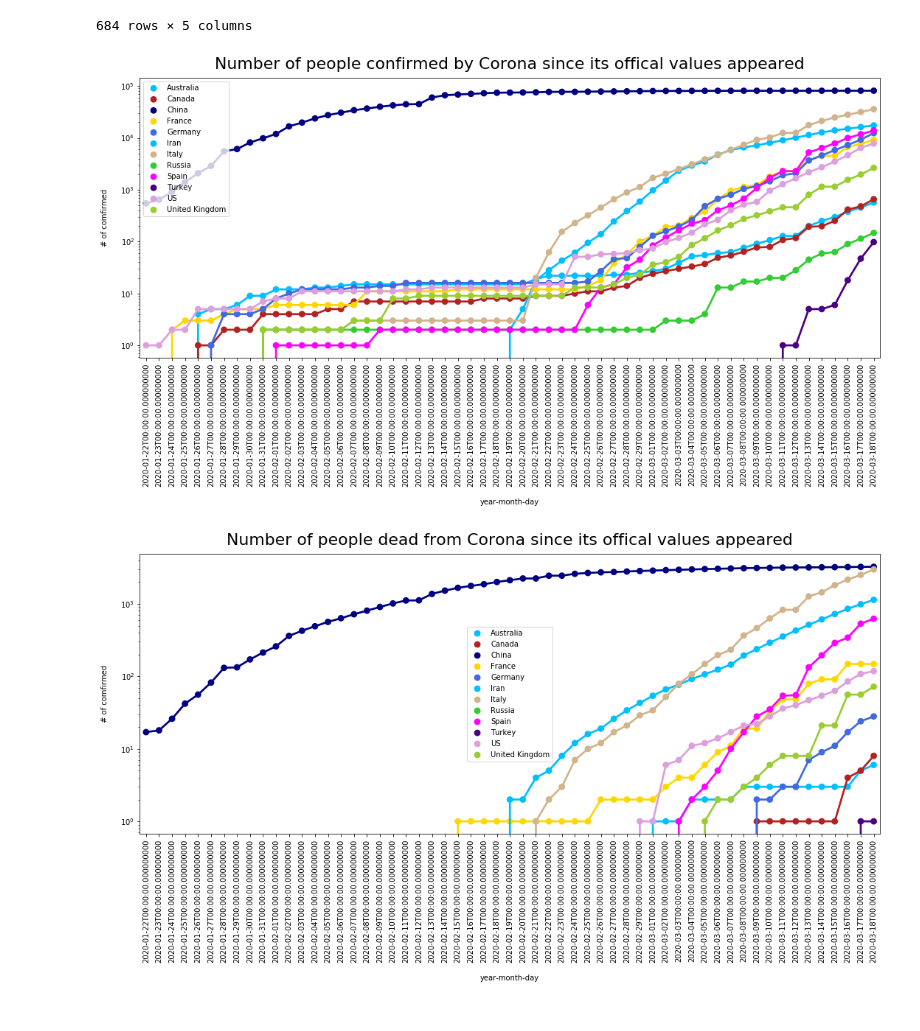
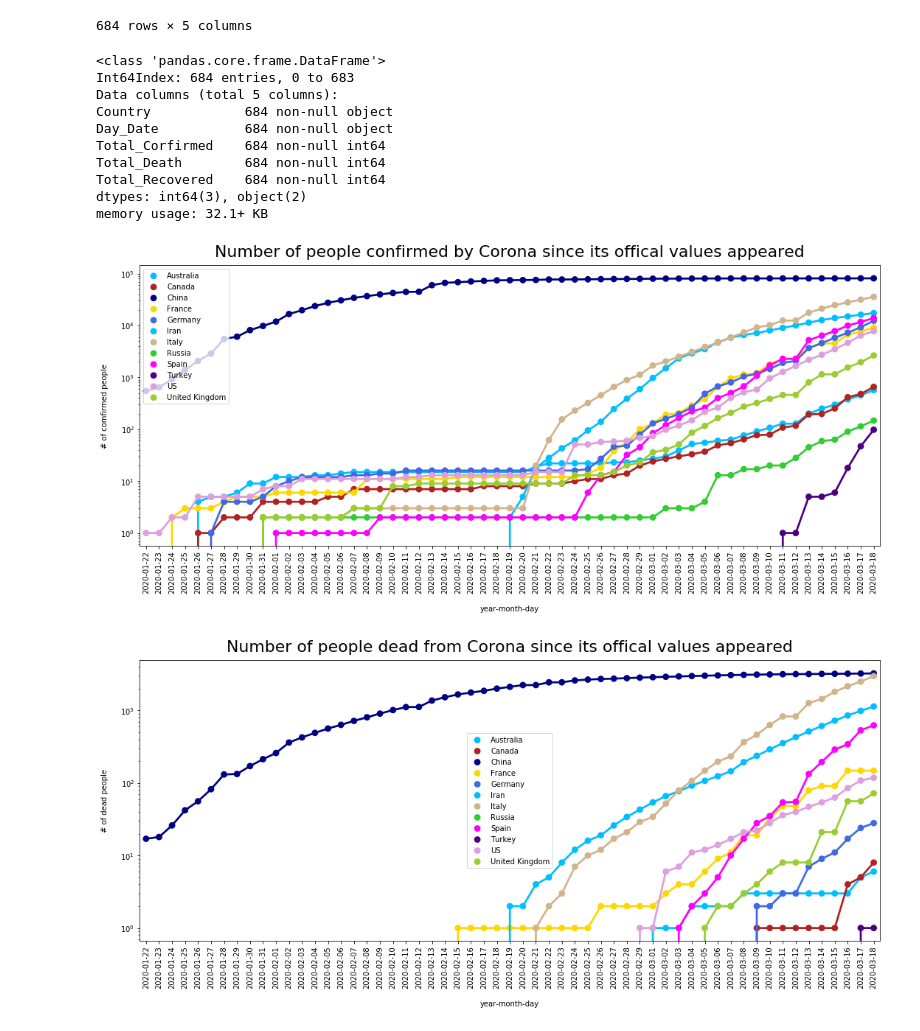
Before and after one commit to Rapter1990/Corona-Virus-Analysis, a Jupyter notebook: corona_virus_analysis/corona_analyis.ipynb, the cells around one changed output. Cells and saved outputs as stored; diff of their text form; code cells hidden in the pictures.

```diff
--- a/corona_virus_analysis/corona_analyis.ipynb
+++ b/corona_virus_analysis/corona_analyis.ipynb
@@ -149,7 +149,7 @@ def meltDataFrame(df,id_vars,value_vars,var_name,value_name):
         value_name= value_name)
 # %%
 corona_corfirm_data_df_melt = meltDataFrame(corona_corfirm_data_df.reset_index(),
-        ['Country'],pd.date_range('1/22/20', '3/18/20', freq='D'),'Date','Total_Corfirmed')
+        ['Country'],pd.date_range('1/22/20', '3/18/20', freq='D').date,'Date','Total_Corfirmed')
 # %%
 corona_corfirm_data_df_melt
 # %% [output]
@@ -173,7 +173,7 @@ corona_corfirm_data_df_melt
 684 rows × 3 columns
 # %%
 corona_deaths_data_df_melt = meltDataFrame(corona_deaths_data_df.reset_index(),
-        ['Country'],pd.date_range('1/22/20', '3/18/20', freq='D'),'Date','Total_Death')
+        ['Country'],pd.date_range('1/22/20', '3/18/20', freq='D').date,'Date','Total_Death')
 # %%
 corona_deaths_data_df_melt
 # %% [output]
@@ -197,7 +197,7 @@ corona_deaths_data_df_melt
 684 rows × 3 columns
 # %%
 corona_recovered_data_df_melt = meltDataFrame(corona_recovered_data_df.reset_index(),
-        ['Country'],pd.date_range('1/22/20', '3/18/20', freq='D'),'Date','Total_Recovered')
+        ['Country'],pd.date_range('1/22/20', '3/18/20', freq='D').date,'Date','Total_Recovered')
 # %%
 corona_recovered_data_df_melt
 # %% [output]
@@ -261,38 +261,49 @@ corona_df
 | 682 | US | 2020-03-18 | 7783 | 118 | 0 |
 | 683 | United Kingdom | 2020-03-18 | 2642 | 72 | 67 |
 684 rows × 5 columns
-# %%
-corona_df['Date'] = pd.to_datetime(corona_df['Date'], format='%Y-%m-%d')
 # %%
 corona_df.rename(columns={'Date': 'Day_Date'}, inplace=True)
+# %%
+corona_df.info()
+# %% [output]
+<class 'pandas.core.frame.DataFrame'>
+Int64Index: 684 entries, 0 to 683
+Data columns (total 5 columns):
+Country            684 non-null object
+Day_Date           684 non-null object
+Total_Corfirmed    684 non-null int64
+Total_Death        684 non-null int64
+Total_Recovered    684 non-null int64
+dtypes: int64(3), object(2)
+memory usage: 32.1+ KB
 # %%
 plt.figure(figsize=(18,7))
 
 my_palette = {'China':'navy',
               'Australia':'deepskyblue',
               'Canada':'firebrick',
               'Italy':'tan',
               'France':'gold',
               'Germany':'royalblue',
               'US':'plum',
               'United Kingdom':'yellowgreen',
               'Spain':'fuchsia',
               'Iran':'deepskyblue',
               'Russia':'limegreen',
               'Turkey':'indigo'
              }
 
 ax = sns.pointplot(data = corona_df, x='Day_Date', y='Total_Corfirmed', hue='Country', palette= my_palette)
 plt.title('Number of people confirmed by Corona since its offical values appeared', fontsize=22, y=1.015)
 plt.xlabel('year-month-day', labelpad=16)
-plt.ylabel('# of comfirmed', labelpad=16)
+plt.ylabel('# of comfirmed people', labelpad=16)
 leg = ax.legend()
 ax.set_yscale('log')
 plt.xticks(rotation=90);
 plt.savefig('images/image1.png')
 plt.savefig('images/image1.pdf')
 # %% [output]
-[figure, old version]
+[figure, new version]
 # %%
 plt.figure(figsize=(18,7))
 
@@ -313,14 +324,14 @@ my_palette = {'China':'navy',
 ax = sns.pointplot(data = corona_df, x='Day_Date', y='Total_Death', hue='Country', palette= my_palette)
 plt.title('Number of people dead from Corona since its offical values appeared', fontsize=22, y=1.015)
 plt.xlabel('year-month-day', labelpad=16)
-plt.ylabel('# of comfirmed', labelpad=16)
+plt.ylabel('# of dead people', labelpad=16)
 leg = ax.legend()
 ax.set_yscale('log')
 plt.xticks(rotation=90);
 plt.savefig('images/image2.png')
 plt.savefig('images/image2.pdf')
 # %% [output]
-[figure, old version]
+[figure, new version]
 # %%
 plt.figure(figsize=(18,7))
 
```
Also changed, not shown: parts of 8 cells of this notebook, 6 other files.
